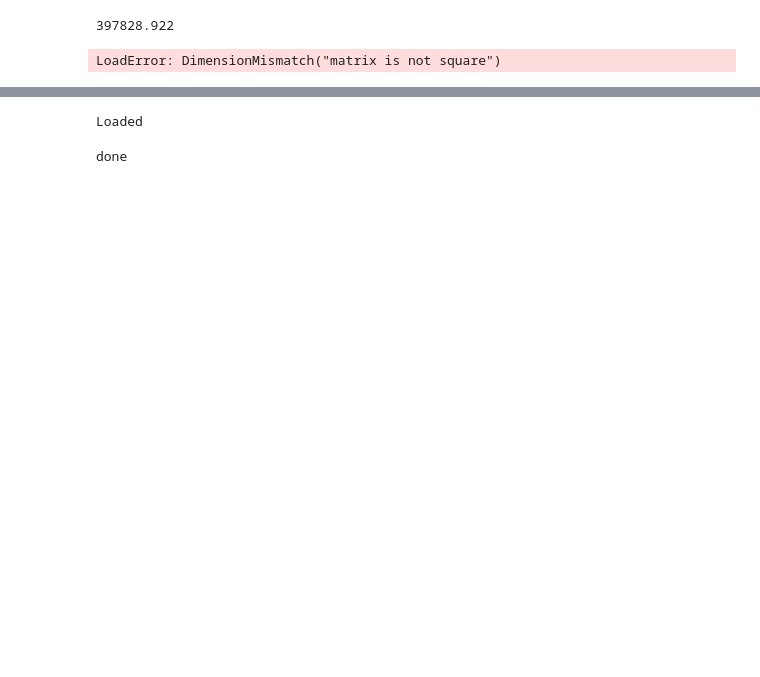
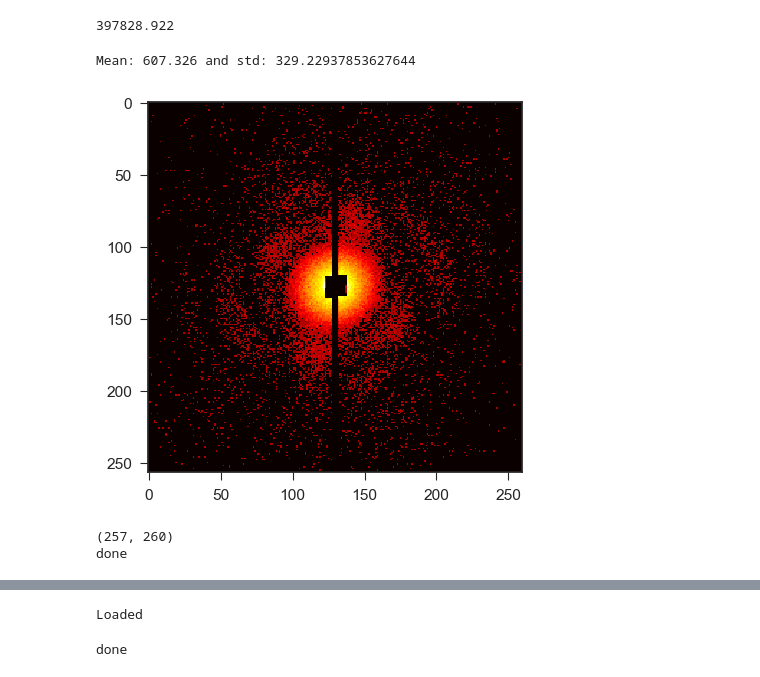
Before and after one commit to h4rm/ThreePhotonsNotebook, a Jupyter notebook: Paper_revision.ipynb, the cells around one changed output, grey strips where cells are left out. Saved outputs shown, nothing was run; the diff lists cells and outputs as text; code cells hidden in the pictures; blank space fills up the shorter version.

```diff
--- a/Paper_revision.ipynb
+++ b/Paper_revision.ipynb
@@ -45,10 +74,18 @@ mean([sumabs(photonConverter["pnccdBack"]["photonCount"][:,:,i]) for i = 1:500])
 # %% [output]
 397828.922
+# %%
+n
+println("Mean: $(mean(max_list)) and std: $(std(max_list))")
+# %% [output]
+Mean: 607.326 and std: 329.22937853627644
 # %%
 image1 = convert(Array{Float64},photonConverter["pnccdBack"]["photonCount"][:,:,3])
-imshow(image1^(0.25), cmap="hot")
+imshow(image1.^(0.25), cmap="hot")
+println(Base.size(image1))
 println("done")
 # %% [output]
+[figure, added]
-LoadError: DimensionMismatch("matrix is not square")
+(257, 260)
+done
 # %%
 #Experiment what happens if we Gauss-filter the images before resizing...no significant change happens
```
Also changed, not shown: parts of 43 cells of this notebook, 4 other files.
